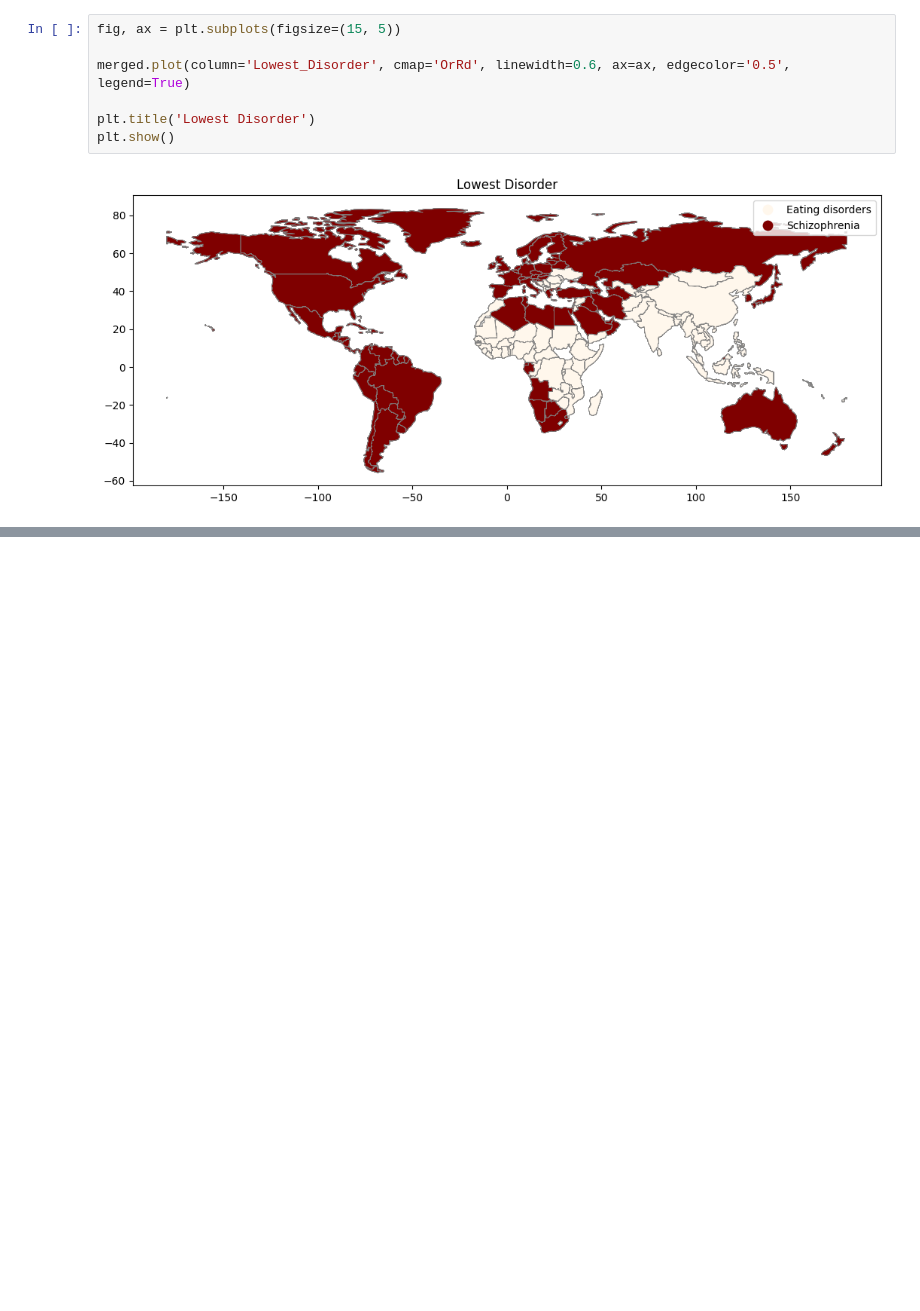
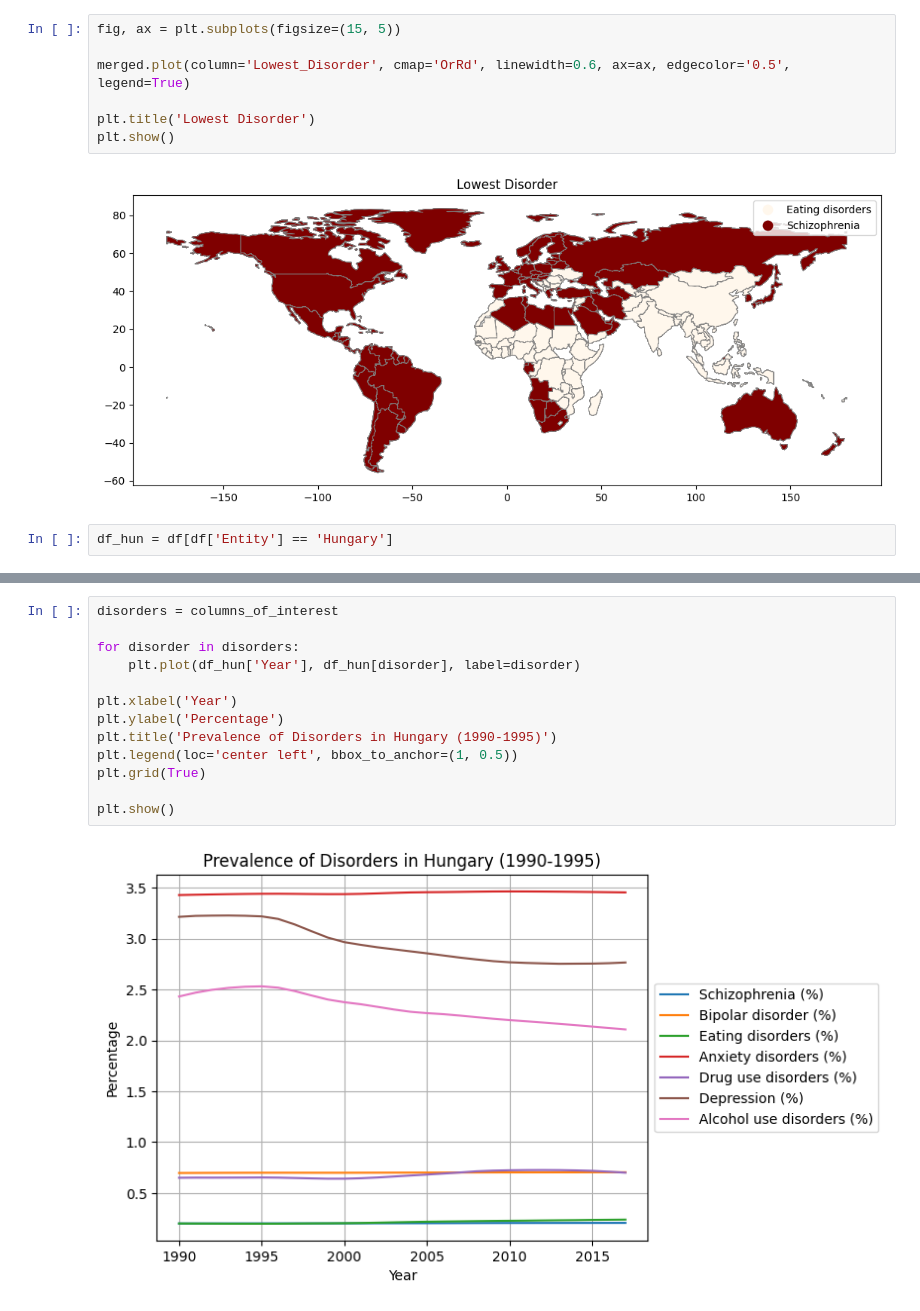
Before and after one commit to supernauth/mental_health_disorder, a Jupyter notebook: mental_health_disorder.ipynb, the cells around one changed output, grey strips where cells are left out. Saved outputs shown, nothing was run; the diff lists cells and outputs as text; blank space fills up the shorter version.

Commit message:
Adding new line plot

```diff
--- a/mental_health_disorder.ipynb
+++ b/mental_health_disorder.ipynb
@@ -130,3 +130,5 @@ plt.title('Lowest Disorder')
 plt.show()
 # %% [output]
 [figure]
+# %%
+df_hun = df[df['Entity'] == 'Hungary']
@@ -132,0 +155,15 @@ plt.show()
+# %%
+disorders = columns_of_interest
+
+for disorder in disorders:
+    plt.plot(df_hun['Year'], df_hun[disorder], label=disorder)
+
+plt.xlabel('Year')
+plt.ylabel('Percentage')
+plt.title('Prevalence of Disorders in Hungary (1990-1995)')
+plt.legend(loc='center left', bbox_to_anchor=(1, 0.5))
+plt.grid(True)
+
+plt.show()
+# %% [output]
+[figure, added]
```
Also changed, not shown: parts of 1 cell of this notebook.
